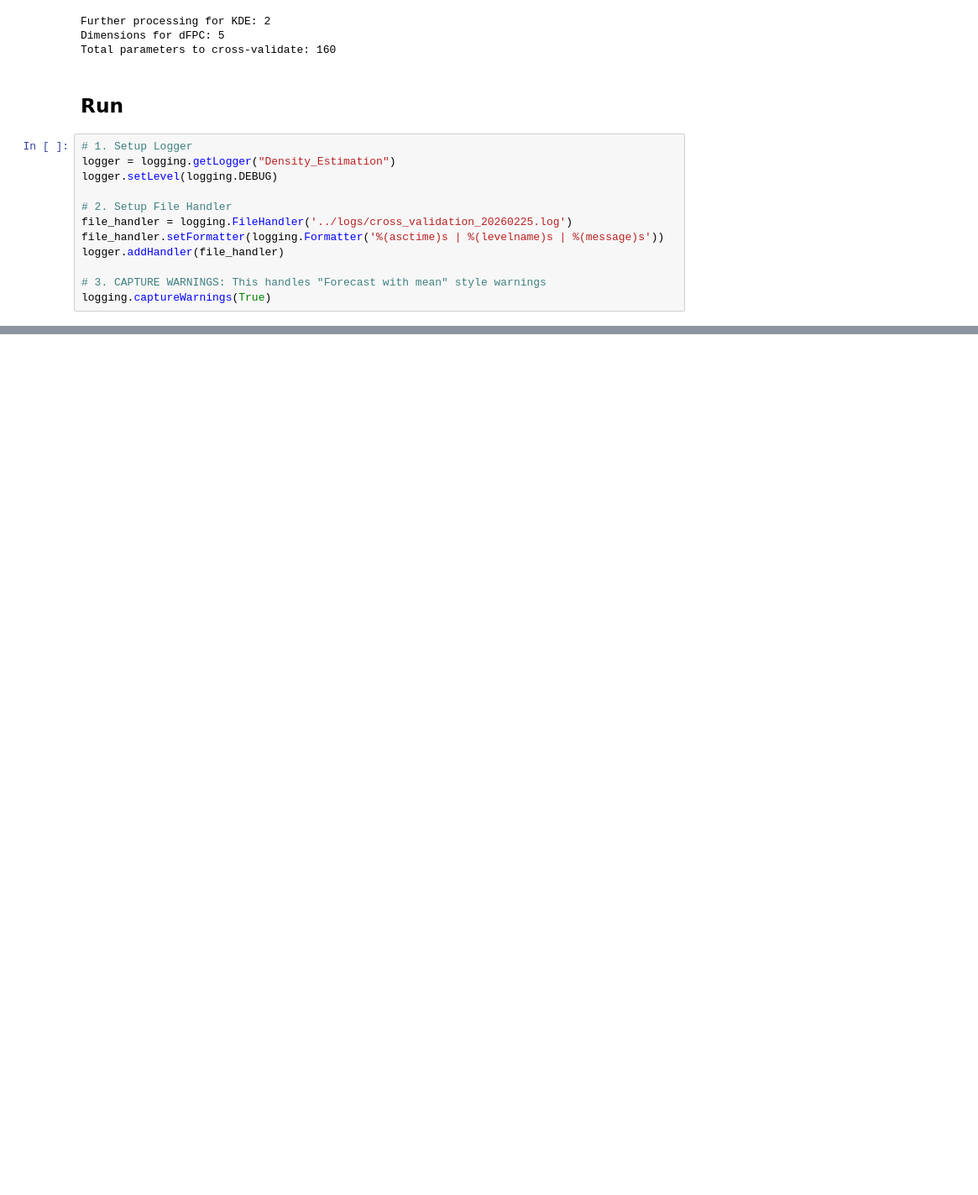
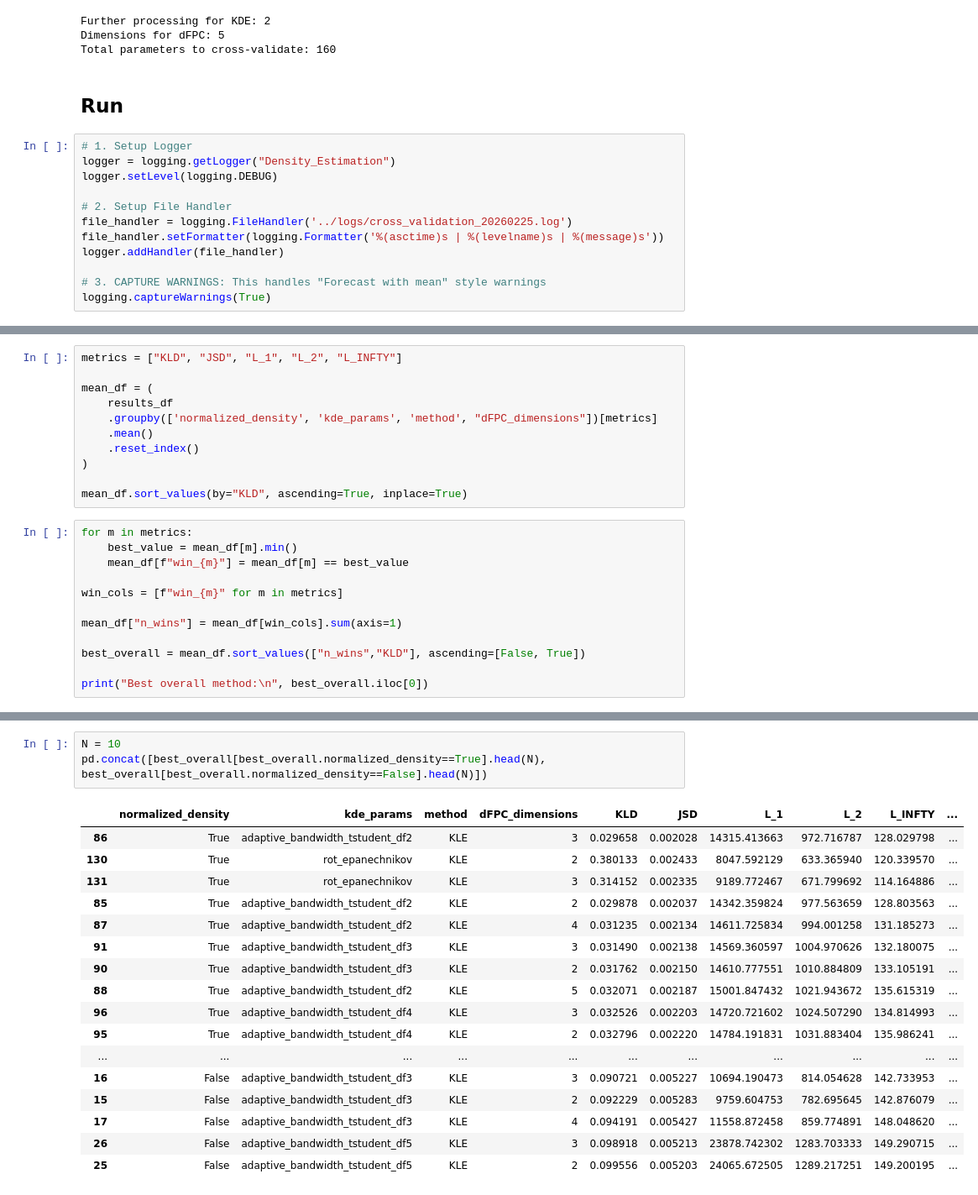
Before and after one commit to matheus-vizzotto/densities4risk, a Jupyter notebook: notebooks/13_cross_validation.ipynb, the cells around one changed output, grey strips where cells are left out. Shown at 84% size. Saved outputs shown, nothing was run; the diff lists cells and outputs as text; blank space fills up the shorter version.

```diff
--- a/notebooks/13_cross_validation.ipynb
+++ b/notebooks/13_cross_validation.ipynb
@@ -292,0 +339,23 @@ results_df.to_excel("../data/processed/cv_density_forecasting_20260224.xlsx", in
+# %%
+metrics = ["KLD", "JSD", "L_1", "L_2", "L_INFTY"]
+
+mean_df = (
+    results_df
+    .groupby(['normalized_density', 'kde_params', 'method', "dFPC_dimensions"])[metrics]
+    .mean()
+    .reset_index()
+)
+
+mean_df.sort_values(by="KLD", ascending=True, inplace=True)
+# %%
+for m in metrics:
+    best_value = mean_df[m].min()
+    mean_df[f"win_{m}"] = mean_df[m] == best_value
+
+win_cols = [f"win_{m}" for m in metrics]
+
+mean_df["n_wins"] = mean_df[win_cols].sum(axis=1)
+
+best_overall = mean_df.sort_values(["n_wins","KLD"], ascending=[False, True])
+
+print("Best overall method:\n", best_overall.iloc[0])
@@ -292,0 +396,21 @@ results_df.to_excel("../data/processed/cv_density_forecasting_20260224.xlsx", in
+# %%
+N = 10
+pd.concat([best_overall[best_overall.normalized_density==True].head(N), best_overall[best_overall.normalized_density==False].head(N)])
+# %% [output]
+|  | normalized_density | kde_params | method | dFPC_dimensions | KLD | JSD | L_1 | L_2 | L_INFTY | ... |
+| 86 | True | adaptive_bandwidth_tstudent_df2 | KLE | 3 | 0.029658 | 0.002028 | 14315.413663 | 972.716787 | 128.029798 | ... |
+| 130 | True | rot_epanechnikov | KLE | 2 | 0.380133 | 0.002433 | 8047.592129 | 633.365940 | 120.339570 | ... |
+| 131 | True | rot_epanechnikov | KLE | 3 | 0.314152 | 0.002335 | 9189.772467 | 671.799692 | 114.164886 | ... |
+| 85 | True | adaptive_bandwidth_tstudent_df2 | KLE | 2 | 0.029878 | 0.002037 | 14342.359824 | 977.563659 | 128.803563 | ... |
+| 87 | True | adaptive_bandwidth_tstudent_df2 | KLE | 4 | 0.031235 | 0.002134 | 14611.725834 | 994.001258 | 131.185273 | ... |
+| 91 | True | adaptive_bandwidth_tstudent_df3 | KLE | 3 | 0.031490 | 0.002138 | 14569.360597 | 1004.970626 | 132.180075 | ... |
+| 90 | True | adaptive_bandwidth_tstudent_df3 | KLE | 2 | 0.031762 | 0.002150 | 14610.777551 | 1010.884809 | 133.105191 | ... |
+| 88 | True | adaptive_bandwidth_tstudent_df2 | KLE | 5 | 0.032071 | 0.002187 | 15001.847432 | 1021.943672 | 135.615319 | ... |
+| 96 | True | adaptive_bandwidth_tstudent_df4 | KLE | 3 | 0.032526 | 0.002203 | 14720.721602 | 1024.507290 | 134.814993 | ... |
+| 95 | True | adaptive_bandwidth_tstudent_df4 | KLE | 2 | 0.032796 | 0.002220 | 14784.191831 | 1031.883404 | 135.986241 | ... |
+| ... | ... | ... | ... | ... | ... | ... | ... | ... | ... | ... |
+| 16 | False | adaptive_bandwidth_tstudent_df3 | KLE | 3 | 0.090721 | 0.005227 | 10694.190473 | 814.054628 | 142.733953 | ... |
+| 15 | False | adaptive_bandwidth_tstudent_df3 | KLE | 2 | 0.092229 | 0.005283 | 9759.604753 | 782.695645 | 142.876079 | ... |
+| 17 | False | adaptive_bandwidth_tstudent_df3 | KLE | 4 | 0.094191 | 0.005427 | 11558.872458 | 859.774891 | 148.048620 | ... |
+| 26 | False | adaptive_bandwidth_tstudent_df5 | KLE | 3 | 0.098918 | 0.005213 | 23878.742302 | 1283.703333 | 149.290715 | ... |
+| 25 | False | adaptive_bandwidth_tstudent_df5 | KLE | 2 | 0.099556 | 0.005203 | 24065.672505 | 1289.217251 | 149.200195 | ... |
```
Also changed, not shown: parts of 8 cells of this notebook, 2 other files.
